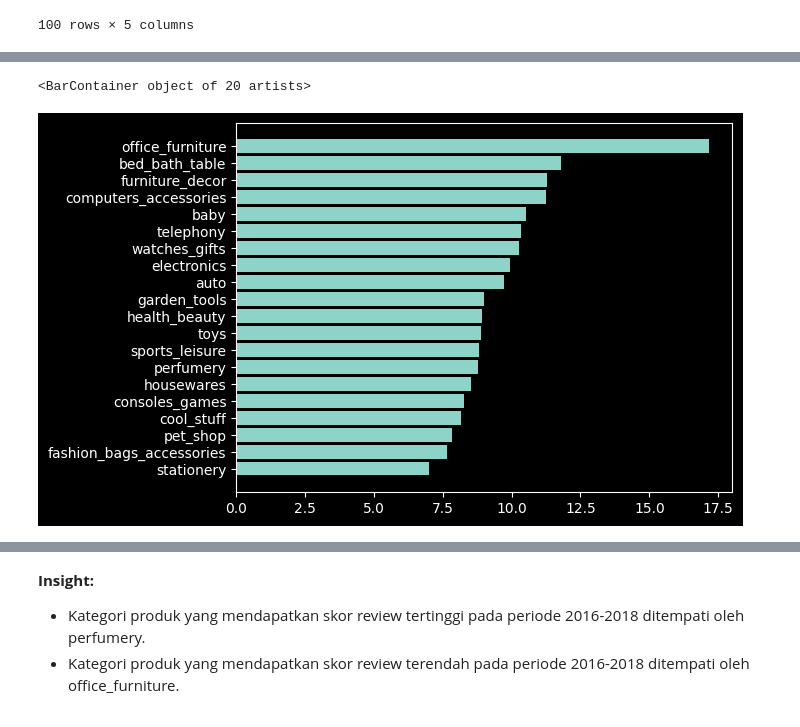
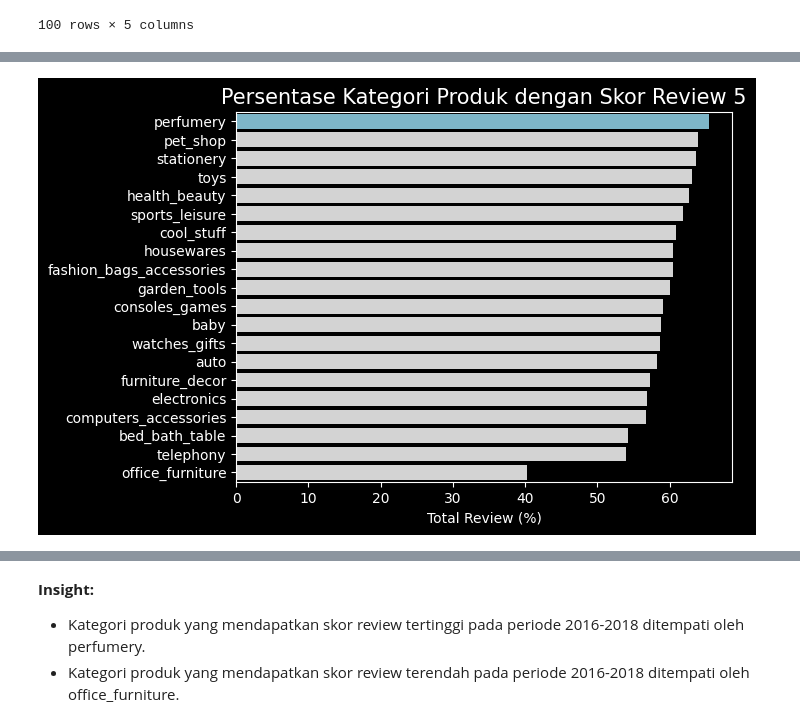
Before and after one commit to f2rra/dicoding, a Jupyter notebook: belajar-analisis-data-dengan-python/Proyek_Analisis_Data.ipynb, the cells around one changed output, grey strips where cells are left out. Cells and saved outputs as stored; diff of their text form; code cells hidden in the pictures.

Commit message:
memperbaiki plot pertanyaan 3

```diff
--- a/belajar-analisis-data-dengan-python/Proyek_Analisis_Data.ipynb
+++ b/belajar-analisis-data-dengan-python/Proyek_Analisis_Data.ipynb
@@ -1859,5 +1856,18 @@ plt.barh(y=top_products_df[top_products_df.review_score==5].sort_values(by='revi
-# %%
-plt.barh(y=top_products_df[top_products_df.review_score==1].sort_values(by='reviews_percentage').product_category_name, width=top_products_df[top_products_df.review_score==1].sort_values(by='reviews_percentage').reviews_percentage)
-# %% [output]
-<BarContainer object of 20 artists>
-[figure, removed]
+# %%
+colors = ["#72BCD4", "#D3D3D3", "#D3D3D3", "#D3D3D3", "#D3D3D3", "#D3D3D3", "#D3D3D3", "#D3D3D3", "#D3D3D3", "#D3D3D3", "#D3D3D3", "#D3D3D3", "#D3D3D3", "#D3D3D3", "#D3D3D3", "#D3D3D3", "#D3D3D3", "#D3D3D3", "#D3D3D3", "#D3D3D3" ]
+
+sns.barplot(
+    x=top_products_df[top_products_df.review_score==5].sort_values(by='reviews_percentage', ascending=False).reviews_percentage,
+    y=top_products_df[top_products_df.review_score==5].sort_values(by='reviews_percentage', ascending=False).product_category_name,
+    data=top_products_df[top_products_df.review_score==5].sort_values(by='reviews_percentage', ascending=False),
+    hue=top_products_df[top_products_df.review_score==5].sort_values(by='reviews_percentage', ascending=False).product_category_name,
+    palette=colors,
+    legend=False
+)
+
+plt.title("Persentase Kategori Produk dengan Skor Review 5", loc="center", fontsize=15)
+plt.ylabel(None)
+plt.xlabel('Total Review (%)')
+plt.show()
+# %% [output]
+[figure, added]
```
Also changed, not shown: parts of 3 cells of this notebook.
